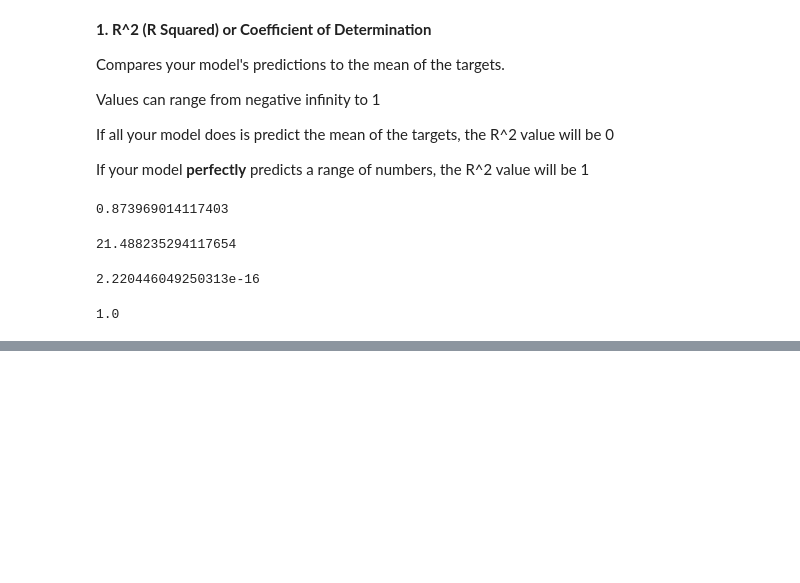
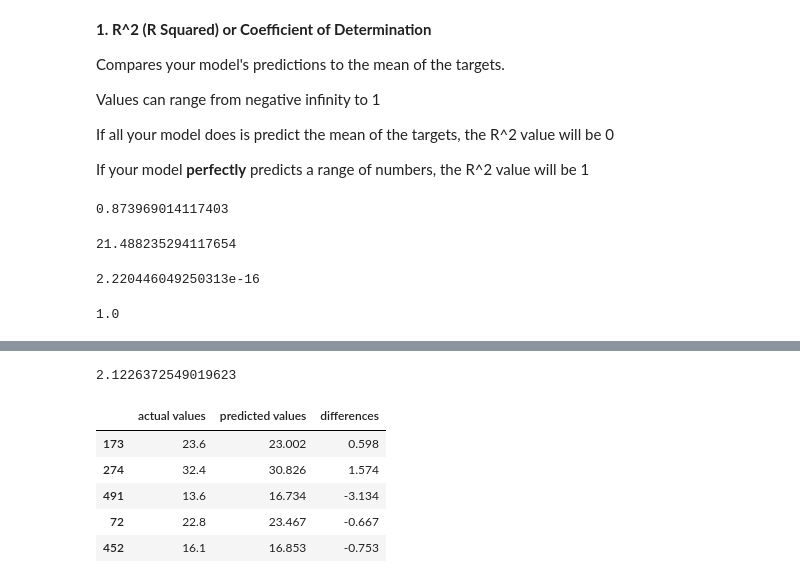
Before and after one commit to Naimul-Islam-Siam/Practice, a Jupyter notebook: ML/Scikit-learn/scikit_learn_cheatsheet.ipynb, the cells around one changed output, grey strips where cells are left out. Cells and saved outputs as stored; diff of their text form; code cells hidden in the pictures; blank space fills up the shorter version.

Commit message:
Mean Absolute Error

```diff
--- a/ML/Scikit-learn/scikit_learn_cheatsheet.ipynb
+++ b/ML/Scikit-learn/scikit_learn_cheatsheet.ipynb
@@ -1063,0 +1070,23 @@ r2_score(y_test, y_test) # perfectly predicts
+# %%
+from sklearn.metrics import mean_absolute_error
+
+y_preds = model.predict(X_test)
+
+mae = mean_absolute_error(y_test, y_preds)
+
+mae
+# %% [output]
+2.1226372549019623
+# %%
+# let's visualize what does the mae means
+
+df = pd.DataFrame(data={"actual values": y_test, "predicted values": y_preds, "differences": y_test - y_preds})
+
+df.head()
+# %% [output]
+|  | actual values | predicted values | differences |
+| 173 | 23.6 | 23.002 | 0.598 |
+| 274 | 32.4 | 30.826 | 1.574 |
+| 491 | 13.6 | 16.734 | -3.134 |
+| 72 | 22.8 | 23.467 | -0.667 |
+| 452 | 16.1 | 16.853 | -0.753 |
```
Also changed, not shown: parts of 1 cell of this notebook.
